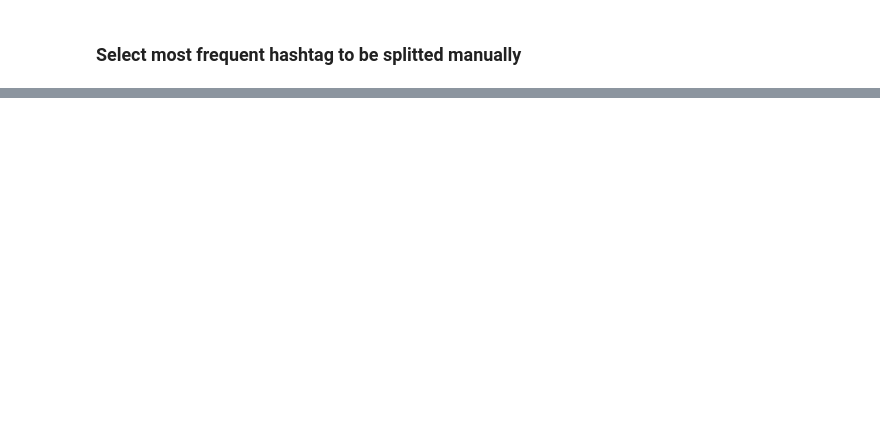
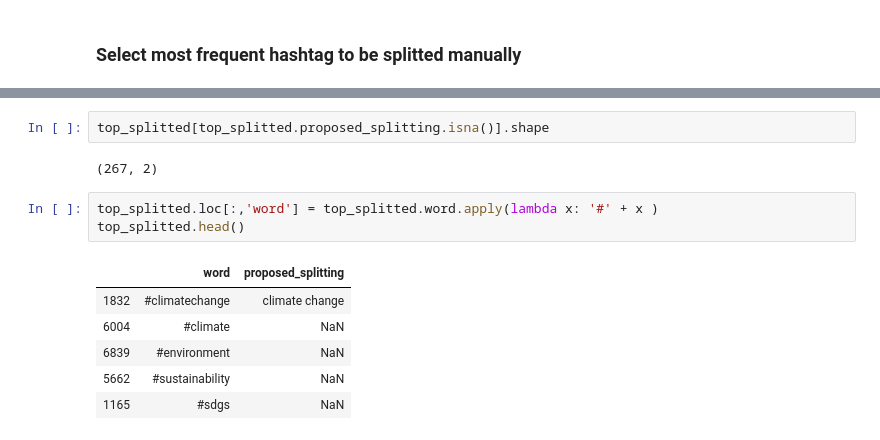
Before and after one commit to Mmiglio/ClimateAction, a Jupyter notebook: hashtag_analysis.ipynb, the cells around one changed output, grey strips where cells are left out. Saved outputs shown, nothing was run; the diff lists cells and outputs as text; blank space fills up the shorter version.

```diff
--- a/hashtag_analysis.ipynb
+++ b/hashtag_analysis.ipynb
@@ -183,0 +143,14 @@ top_splitted = top_splitted[:400]
+# %%
+top_splitted[top_splitted.proposed_splitting.isna()].shape
+# %% [output]
+(267, 2)
+# %%
+top_splitted.loc[:,'word'] = top_splitted.word.apply(lambda x: '#' + x )
+top_splitted.head()
+# %% [output]
+|  | word | proposed_splitting |
+| 1832 | #climatechange | climate change |
+| 6004 | #climate | NaN |
+| 6839 | #environment | NaN |
+| 5662 | #sustainability | NaN |
+| 1165 | #sdgs | NaN |
```
Also changed, not shown: parts of 18 cells of this notebook, 1 other file.
